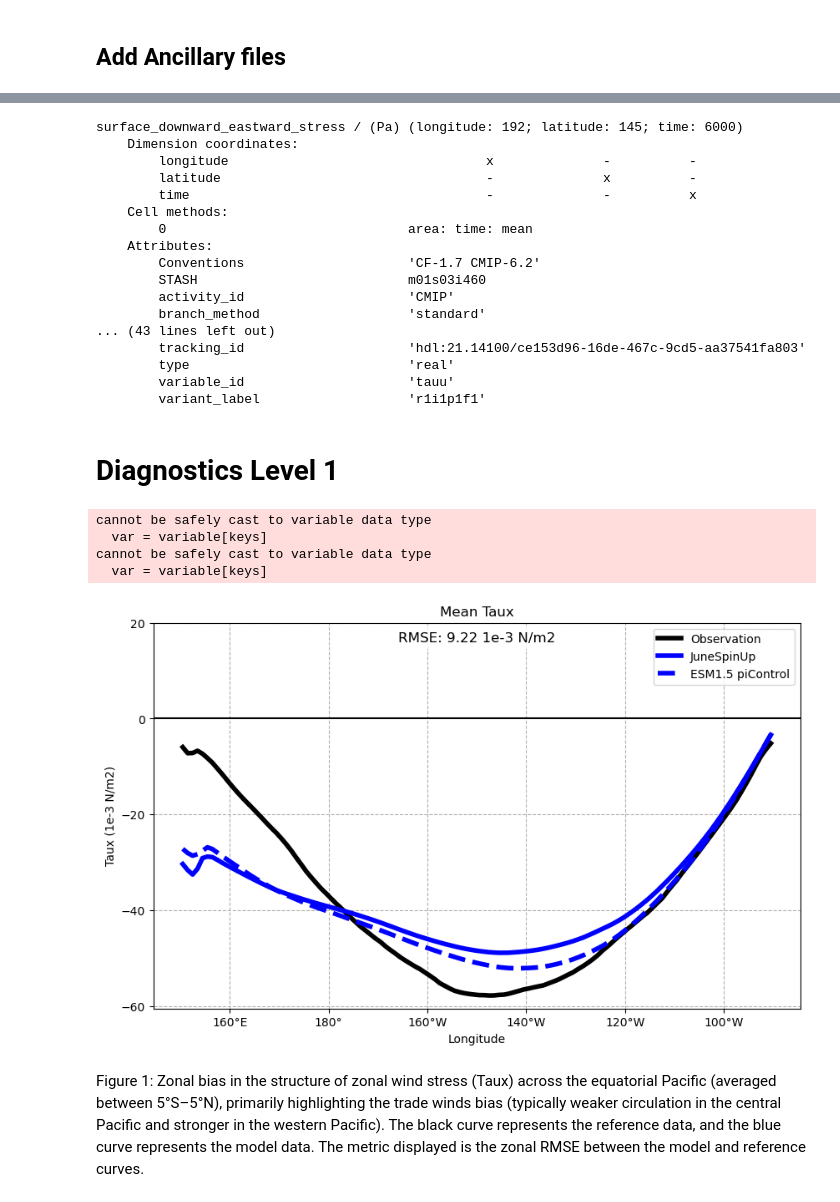
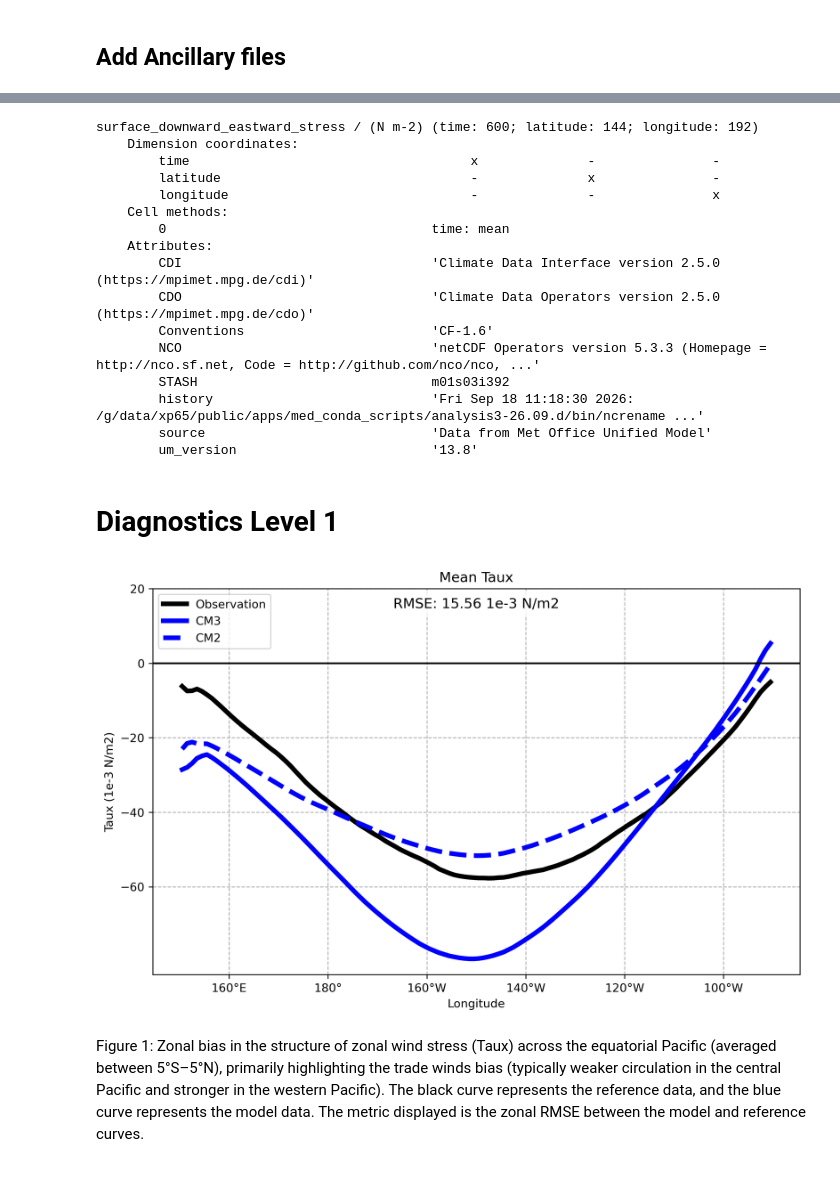
Before and after one commit to ACCESS-Community-Hub/access-cm3-paper-1, a Jupyter notebook: notebooks/sandbox-python/ENSO_recipes/04-eq_Taux_bias.ipynb, the cells around one changed output, grey strips where cells are left out. Drawn from its saved outputs; the diff is of its cells as text; code cells hidden in the pictures.

```diff
--- a/notebooks/sandbox-python/ENSO_recipes/04-eq_Taux_bias.ipynb
+++ b/notebooks/sandbox-python/ENSO_recipes/04-eq_Taux_bias.ipynb
@@ -32,17 +61,17 @@ Hosting the HTTP server on port 32827 instead
 from esmvalcore.dataset import Dataset
 # %%
 model_ctrldatasets = {
-"ACCESS-ESM1-5":
+"ACCESS-CM2":
     Dataset(
     short_name='tauu',
     project='CMIP6',
     mip="Amon",
-    exp="piControl",
+    exp="historical",
     ensemble="r1i1p1f1",
-    timerange="0900101/11000101",
-    dataset="ACCESS-ESM1-5",
+    timerange="197901/201412",
+    dataset="ACCESS-CM2",
     grid="gn"
-)}
+),}
 
 obs_datasets = {
  "ERA-Interim":
@@ -52,7 +81,8 @@ obs_datasets = {
      mip="Amon",
      project='OBS6',
      type='reanaly',
-     timerange="19790101/20190101",
+     timerange="19790101/20140101",
+     version=1,
      tier=3),
 # "NOAA-CIRES-20CR-V2":
 #     Dataset(
@@ -85,10 +113,9 @@ WARNING:esmvalcore.local:Configured 'OBS6' rootpaths '/g/data/nf33/public/data/E
 import iris
 from iris.util import equalise_attributes
 
-#filename  = "/scratch/p66/yz9299/MOPPeR_outputs/CMIP6/CMIP/CSIRO/ACCESS-ESM1-6/piControl-spinup/r1i1p1f1/Amon/ts/gn/v20250801/*nc"
-filename = "/scratch/p66/fc6164/MOPPeR/tauu_Amon_ACCESS-ESM1-5_piControl_r1i1p1f1_gn_159201-209112.nc"
+#esm_file  = "/scratch/p66/yz9299/MOPPeR_outputs/CMIP6/CMIP/CSIRO/ACCESS-ESM1-6/piControl-spinup/r1i1p1f1/Amon/ts/gn/v20250801/*nc"
 
-esm16cube = iris.load_cube(filename,'surface_downward_eastward_stress')
+esm16cube = iris.load_cube(esm_file,'surface_downward_eastward_stress')
 #equalise_attributes(esm16cube)
 
 esm16cube_concat = esm16cube#.concatenate()
@@ -96,23 +123,22 @@ esm16cube_concat = esm16cube#.concatenate()
 
 print(esm16cube_concat)
 # %% [output]
-surface_downward_eastward_stress / (Pa) (longitude: 192; latitude: 145; time: 6000)
+surface_downward_eastward_stress / (N m-2) (time: 600; latitude: 144; longitude: 192)
     Dimension coordinates:
-        longitude                                 x              -          -
-        latitude                                  -              x          -
-        time                                      -              -          x
+        time                                    x              -               -
+        latitude                                -              x               -
+        longitude                               -              -               x
     Cell methods:
-        0                               area: time: mean
+        0                                  time: mean
     Attributes:
-        Conventions                     'CF-1.7 CMIP-6.2'
-        STASH                           m01s03i460
-        activity_id                     'CMIP'
-        branch_method                   'standard'
-... (43 lines left out)
-        tracking_id                     'hdl:21.14100/ce153d96-16de-467c-9cd5-aa37541fa803'
-        type                            'real'
-        variable_id                     'tauu'
-        variant_label                   'r1i1p1f1'
+        CDI                                'Climate Data Interface version 2.5.0 (https://mpimet.mpg.de/cdi)'
+        CDO                                'Climate Data Operators version 2.5.0 (https://mpimet.mpg.de/cdo)'
+        Conventions                        'CF-1.6'
+        NCO                                'netCDF Operators version 5.3.3 (Homepage = http://nco.sf.net, Code = http://github.com/nco/nco, ...'
+        STASH                              m01s03i392
+        history                            'Fri Sep 18 11:18:30 2026: /g/data/xp65/public/apps/med_conda_scripts/analysis3-26.09.d/bin/ncrename ...'
+        source                             'Data from Met Office Unified Model'
+        um_version                         '13.8'
 # %%
 from esmvalcore.preprocessor import annual_statistics
 from esmvalcore.preprocessor import climate_statistics
@@ -165,12 +191,12 @@ def preproc2_pi(cube, start, end):
     cube = convert_units(cube, units="1e-3 N/m2")
     return cube
 # %%
-model_ctrldatasets_prep1 = {name: preproc1_pi(dataset,900,1100) for name, dataset in model_ctrldatasets.items()}
-model_datasets_prep1 = preproc1_pi(esm16cube,1800,2000)
+model_ctrldatasets_prep1 = {name: preproc1_pi(dataset,1979,2014) for name, dataset in model_ctrldatasets.items()}
+model_datasets_prep1 = preproc1_pi(esm16cube,startyear,endyear)
 obs_datasets_prep1 = {name: preproc1(dataset) for name, dataset in obs_datasets.items()}
 
-model_ctrldatasets_prep2 = {name: preproc2_pi(dataset,900,1100) for name, dataset in model_ctrldatasets.items()}
-model_datasets_prep2 = preproc2_pi(esm16cube,1800,2000)
+model_ctrldatasets_prep2 = {name: preproc2_pi(dataset,1979,2014) for name, dataset in model_ctrldatasets.items()}
+model_datasets_prep2 = preproc2_pi(esm16cube,startyear,endyear)
 obs_datasets_prep2 = {name: preproc2(dataset) for name, dataset in obs_datasets.items()}
 # %% [markdown]
 # Diagnostics Level 1
@@ -192,44 +218,40 @@ def format_longitude(x, pos):
 plt.figure(figsize=(10, 6))
 
 obs_data = obs_datasets_prep1["ERA-Interim"]
-model_ctrldata = model_ctrldatasets_prep1["ACCESS-ESM1-5"]
-model_data = model_datasets_prep1#["ACCESS-ESM1-5"]
+model_ctrldata = model_ctrldatasets_prep1["ACCESS-CM2"]
+model_data = model_datasets_prep1
 
 # Plot observation data in black
 qplt.plot(obs_data, color='black', label='Observation', linewidth=4)
 
 # Plot model data in blue
-qplt.plot(model_data, color='blue', label='JuneSpinUp', linewidth=4)
-qplt.plot(model_ctrldata, color='blue', label='ESM1.5 piControl', linewidth=4,linestyle='--')
+qplt.plot(model_data, color='blue', label=mylabel, linewidth=4)
+qplt.plot(model_ctrldata, color='blue', label='CM2', linewidth=4,linestyle='--')
 
 rmse = np.sqrt(np.mean((obs_data.data - model_data.data) ** 2))
 
 # Adding labels and title
 plt.xlabel('Longitude')
 plt.ylabel('Taux (1e-3 N/m2)')
 plt.title('Mean Taux')
 plt.grid(linestyle='--')
 plt.yticks(np.arange(-60,21, step=20))
 plt.axhline(y=0, color='black')
 
 # Adding RMSE text on top of the plot
 plt.text(0.5, 0.95, f'RMSE: {rmse:.2f} 1e-3 N/m2', fontsize=12, ha='center', transform=plt.gca().transAxes,
          bbox=dict(facecolor='white', alpha=0.8, edgecolor='none'))
 
 # Setting custom x-axis formatter
 plt.gca().xaxis.set_major_formatter(plt.FuncFormatter(format_longitude))
 
 # Adding a legend
 plt.legend()
 
 # Display the plot
 plt.show()
 # %% [output]
-cannot be safely cast to variable data type
-  var = variable[keys]
-cannot be safely cast to variable data type
-  var = variable[keys]
-[figure, old version]
+[figure, new version]
 # %% [markdown]
 Figure 1: Zonal bias in the structure of zonal wind stress (Taux) across the equatorial Pacific (averaged between 5°S–5°N), primarily highlighting the trade winds bias (typically weaker circulation in the central Pacific and stronger in the western Pacific). The black curve represents the reference data, and the blue curve represents the model data. The metric displayed is the zonal RMSE between the model and reference curves.
 # %% [markdown]
```
Also changed, not shown: parts of 5 cells of this notebook, 22 other files.
